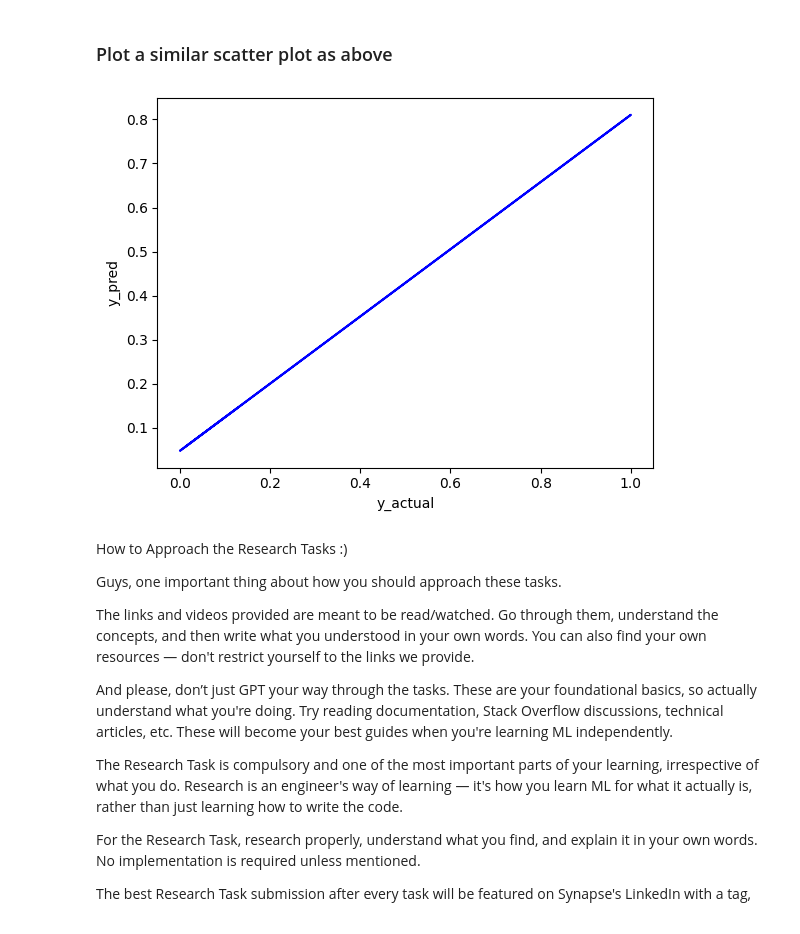
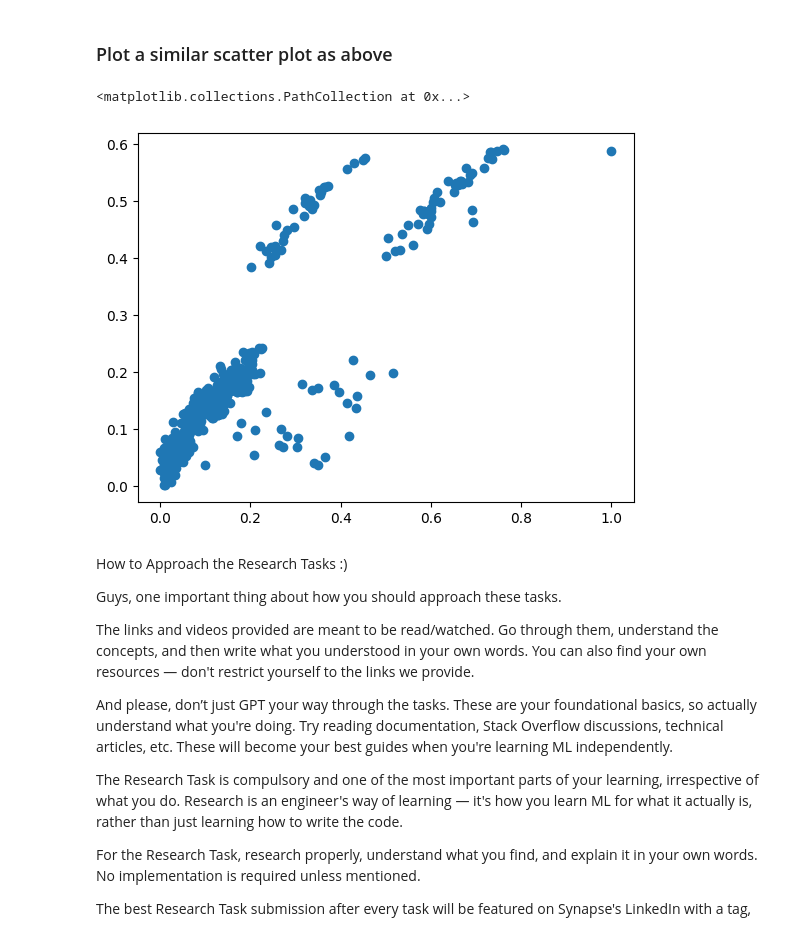
Before and after one commit to DhruviPunamia15/Dhruvi-Punamia_LP_Synapse26, a Jupyter notebook: Copy_of_Synapse_Task1A.ipynb, the cells around one changed output. Drawn from its saved outputs; the diff is of its cells as text; code cells hidden in the pictures.

```diff
--- a/Copy_of_Synapse_Task1A.ipynb
+++ b/Copy_of_Synapse_Task1A.ipynb
@@ -433,14 +433,11 @@ print(mse)
 0.008786906117368229
 # %% [markdown]
 ### Plot a similar scatter plot as above
-# %%
-m, c = np.polyfit(y_test, y_pred, 1)
-plt.plot(y_test, m*y_test + c, color="blue")
-plt.xlabel("y_actual")
-plt.ylabel("y_pred")
-plt.show()
-# %% [output]
-[figure, removed]
+# %%
+plt.scatter(y_test, y_pred)
+# %% [output]
+<matplotlib.collections.PathCollection at 0x...>
+[figure, added]
 # %% [markdown]
 How to Approach the Research Tasks :)
 
```
Also changed, not shown: parts of 13 cells of this notebook.
